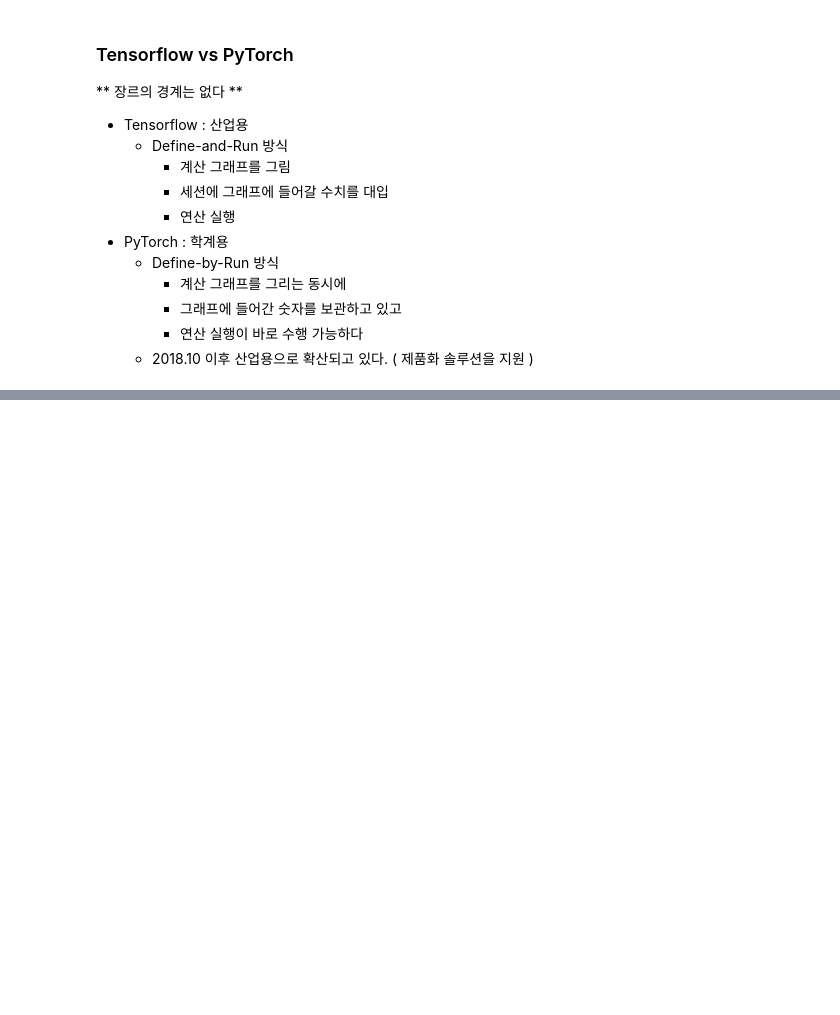
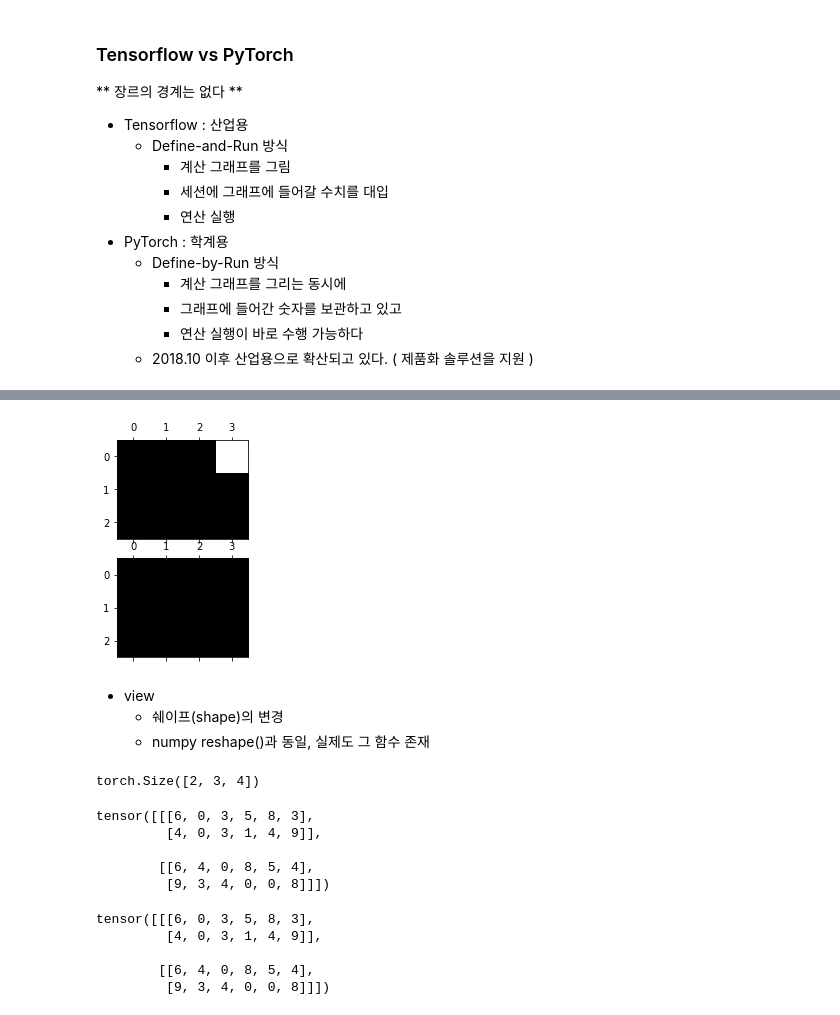
Before and after one commit to JeongsuMoon1/py_projects, a Jupyter notebook: dl/tensorflow/PyTorch 기초.ipynb, the cells around one changed output, grey strips where cells are left out. Drawn from its saved outputs; the diff is of its cells as text; code cells hidden in the pictures; blank space fills up the shorter version.

```diff
--- a/dl/tensorflow/PyTorch 기초.ipynb
+++ b/dl/tensorflow/PyTorch 기초.ipynb
@@ -45,0 +301,3 @@ ModuleNotFoundError: No module named 'epochs'
+# %%
+tmp1[0, :2, 3] = 1
+tmp1
@@ -45,0 +312,12 @@ ModuleNotFoundError: No module named 'epochs'
+# %%
+tensor_draw( x * tmp1 )
+# %% [output]
+[figure, added]
+# %% [markdown]
+- view
+    - 쉐이프(shape)의 변경
+    - numpy reshape()과 동일, 실제도 그 함수 존재
+# %%
+x.shape
+# %% [output]
+torch.Size([2, 3, 4])
@@ -45,0 +326,19 @@ ModuleNotFoundError: No module named 'epochs'
+# %%
+# 2 * 2 * 6 = 24 , 스칼라는 맞춰야 한다
+# 순차적으로 6개를 맞추고, 부족하면 다음 차원에서 당기고
+# 다음번은 사용한 다음부터 차례대로 개수를 맞춰서 차원을 구성
+x.view( 2, 2, 6 ) # 위의 x.shape과 비교해 볼 것
+# %% [output]
+tensor([[[6, 0, 3, 5, 8, 3],
+         [4, 0, 3, 1, 4, 9]],
+
+        [[6, 4, 0, 8, 5, 4],
+         [9, 3, 4, 0, 0, 8]]])
+# %%
+x.reshape( 2, 2, 6 ) # reshape(tensor에서 쓸 경우 호환 좋다)을 써도 되고, view를 써도 상관없다
+# %% [output]
+tensor([[[6, 0, 3, 5, 8, 3],
+         [4, 0, 3, 1, 4, 9]],
+
+        [[6, 4, 0, 8, 5, 4],
+         [9, 3, 4, 0, 0, 8]]])
```
Also changed, not shown: parts of 102 cells of this notebook, 5 other files.
